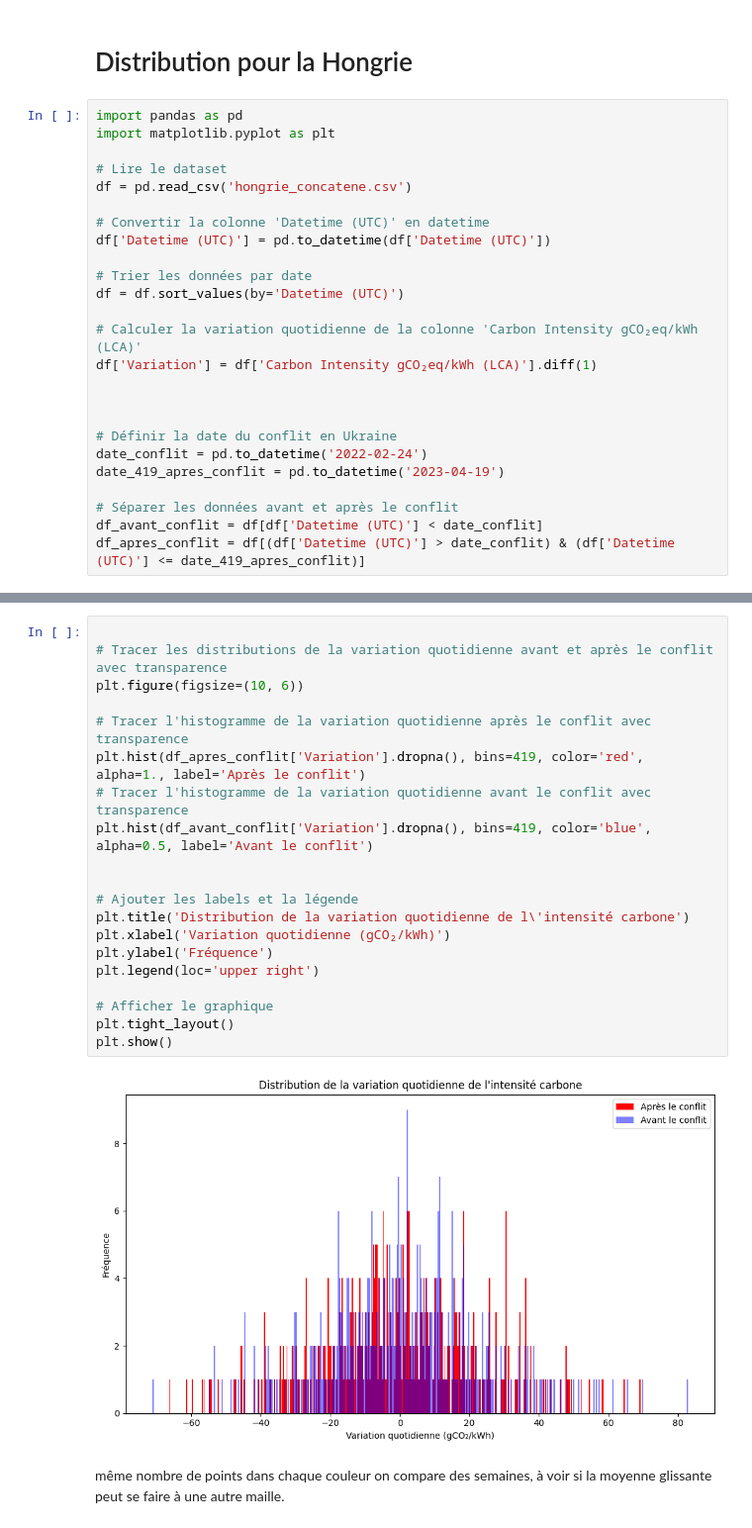
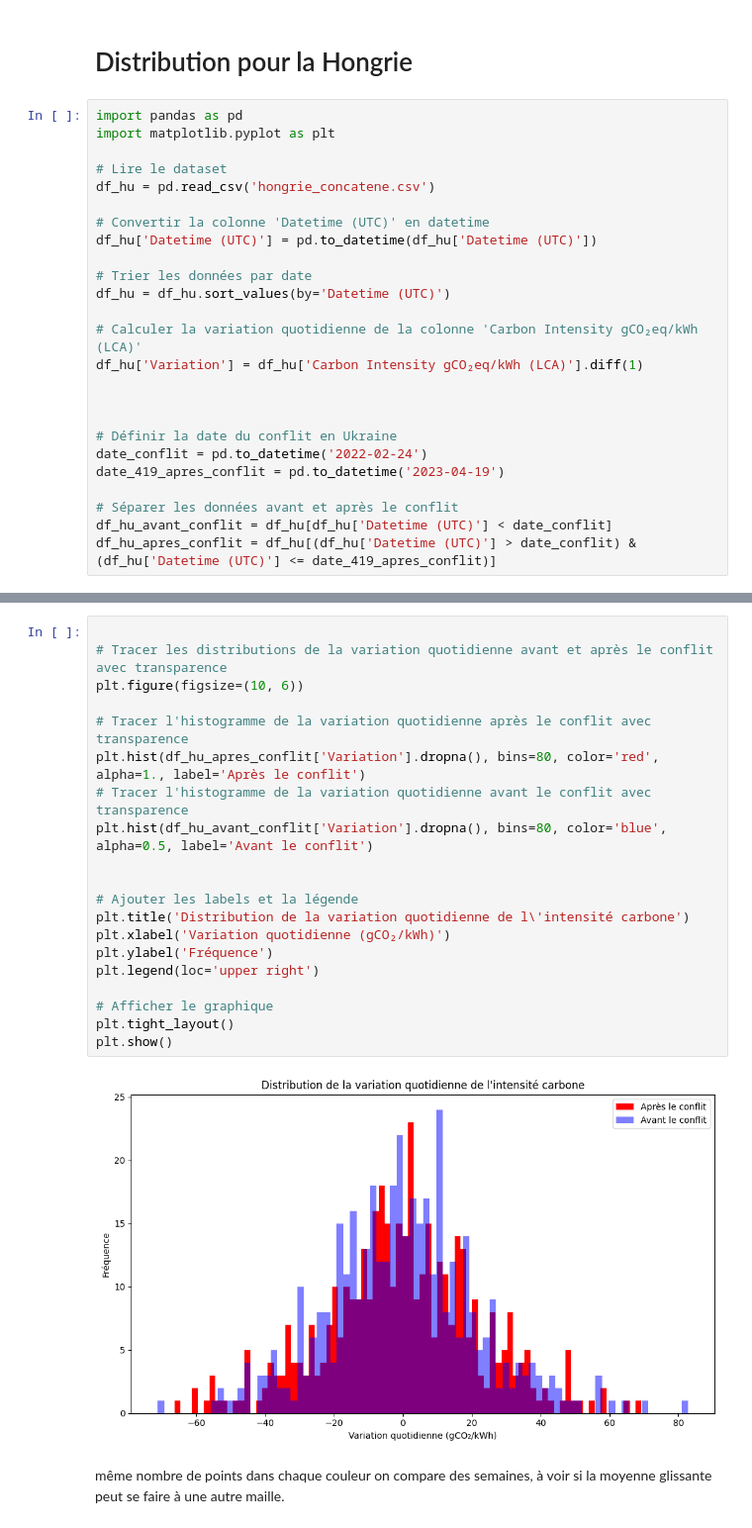
Before and after one commit to RaphLC16/M1EDE, a Jupyter notebook: distri.ipynb, the cells around one changed output, grey strips where cells are left out. Shown at 99% size. Drawn from its saved outputs; the diff is of its cells as text.

Commit message:
correction de quelques erreurs sur les plots de distribution pour la France et la Hongrie

```diff
--- a/distri.ipynb
+++ b/distri.ipynb
@@ -7,16 +7,16 @@ import pandas as pd
 import matplotlib.pyplot as plt
 
 # Lire le dataset
-df = pd.read_csv('hongrie_concatene.csv')
+df_hu = pd.read_csv('hongrie_concatene.csv')
 
 # Convertir la colonne 'Datetime (UTC)' en datetime
-df['Datetime (UTC)'] = pd.to_datetime(df['Datetime (UTC)'])
+df_hu['Datetime (UTC)'] = pd.to_datetime(df_hu['Datetime (UTC)'])
 
 # Trier les données par date
-df = df.sort_values(by='Datetime (UTC)')
+df_hu = df_hu.sort_values(by='Datetime (UTC)')
 
 # Calculer la variation quotidienne de la colonne 'Carbon Intensity gCO₂eq/kWh (LCA)'
-df['Variation'] = df['Carbon Intensity gCO₂eq/kWh (LCA)'].diff(1)
+df_hu['Variation'] = df_hu['Carbon Intensity gCO₂eq/kWh (LCA)'].diff(1)
 
 
 
@@ -25,6 +25,6 @@ date_conflit = pd.to_datetime('2022-02-24')
 date_419_apres_conflit = pd.to_datetime('2023-04-19')
 
 # Séparer les données avant et après le conflit
-df_avant_conflit = df[df['Datetime (UTC)'] < date_conflit]
-df_apres_conflit = df[(df['Datetime (UTC)'] > date_conflit) & (df['Datetime (UTC)'] <= date_419_apres_conflit)]
+df_hu_avant_conflit = df_hu[df_hu['Datetime (UTC)'] < date_conflit]
+df_hu_apres_conflit = df_hu[(df_hu['Datetime (UTC)'] > date_conflit) & (df_hu['Datetime (UTC)'] <= date_419_apres_conflit)]
 # %%
@@ -34,25 +34,25 @@ len(df_avant_conflit), len(df_apres_conflit)
 # %%
 
 # Tracer les distributions de la variation quotidienne avant et après le conflit avec transparence
 plt.figure(figsize=(10, 6))
 
 # Tracer l'histogramme de la variation quotidienne après le conflit avec transparence
-plt.hist(df_apres_conflit['Variation'].dropna(), bins=419, color='red', alpha=1., label='Après le conflit')
+plt.hist(df_hu_apres_conflit['Variation'].dropna(), bins=80, color='red', alpha=1., label='Après le conflit')
 # Tracer l'histogramme de la variation quotidienne avant le conflit avec transparence
-plt.hist(df_avant_conflit['Variation'].dropna(), bins=419, color='blue', alpha=0.5, label='Avant le conflit')
+plt.hist(df_hu_avant_conflit['Variation'].dropna(), bins=80, color='blue', alpha=0.5, label='Avant le conflit')
 
 
 # Ajouter les labels et la légende
 plt.title('Distribution de la variation quotidienne de l\'intensité carbone')
 plt.xlabel('Variation quotidienne (gCO₂/kWh)')
 plt.ylabel('Fréquence')
 plt.legend(loc='upper right')
 
 # Afficher le graphique
 plt.tight_layout()
 plt.show()
 # %% [output]
-[figure, old version]
+[figure, new version]
 # %% [markdown]
 même nombre de points dans chaque couleur
 on compare des semaines, à voir si la moyenne glissante peut se faire à une autre maille.
```
Also changed, not shown: parts of 4 cells of this notebook.
